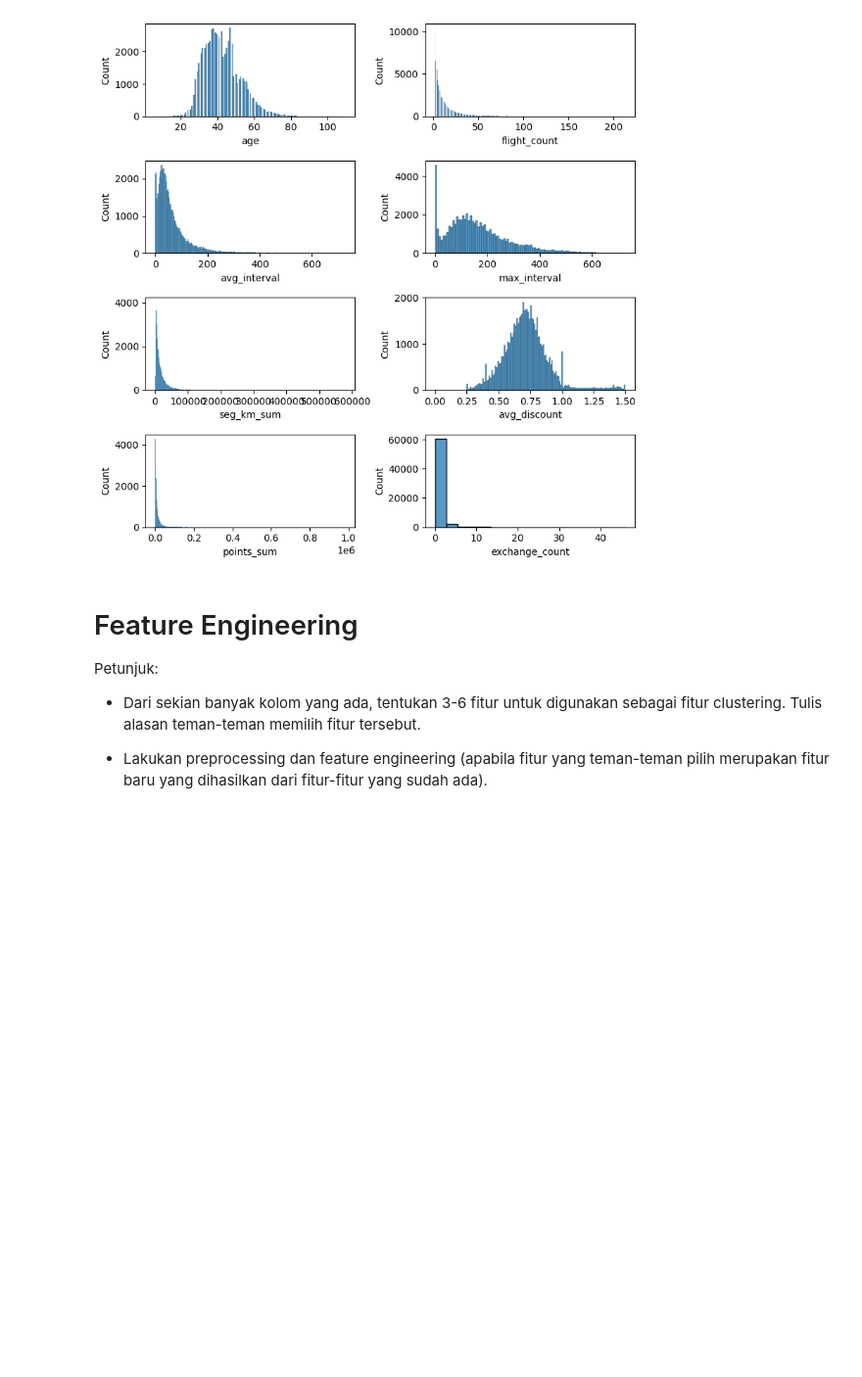
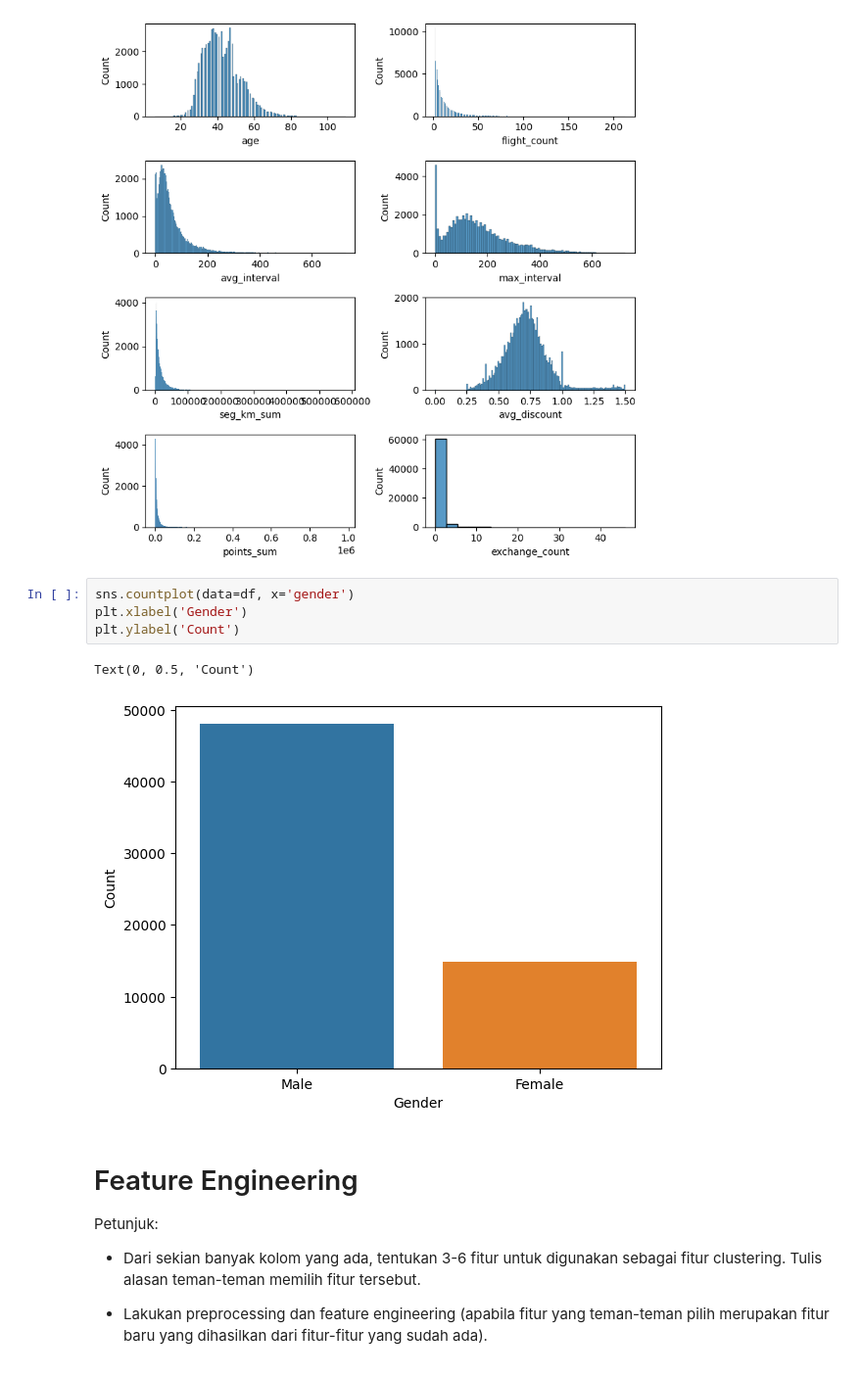
Before and after one commit to mezkymy/airline-cv-analysis, a Jupyter notebook: airline_cust_value_analysis.ipynb, the cells around one changed output. Shown at 98% size. Drawn from its saved outputs; the diff is of its cells as text; blank space fills up the shorter version.

Commit message:
Create countplot for gender

```diff
--- a/airline_cust_value_analysis.ipynb
+++ b/airline_cust_value_analysis.ipynb
@@ -162,6 +162,13 @@ fig.tight_layout()
 plt.show()
 # %% [output]
 [figure]
+# %%
+sns.countplot(data=df, x='gender')
+plt.xlabel('Gender')
+plt.ylabel('Count')
+# %% [output]
+Text(0, 0.5, 'Count')
+[figure, added]
 # %% [markdown]
 # Feature Engineering
 Petunjuk:
```
